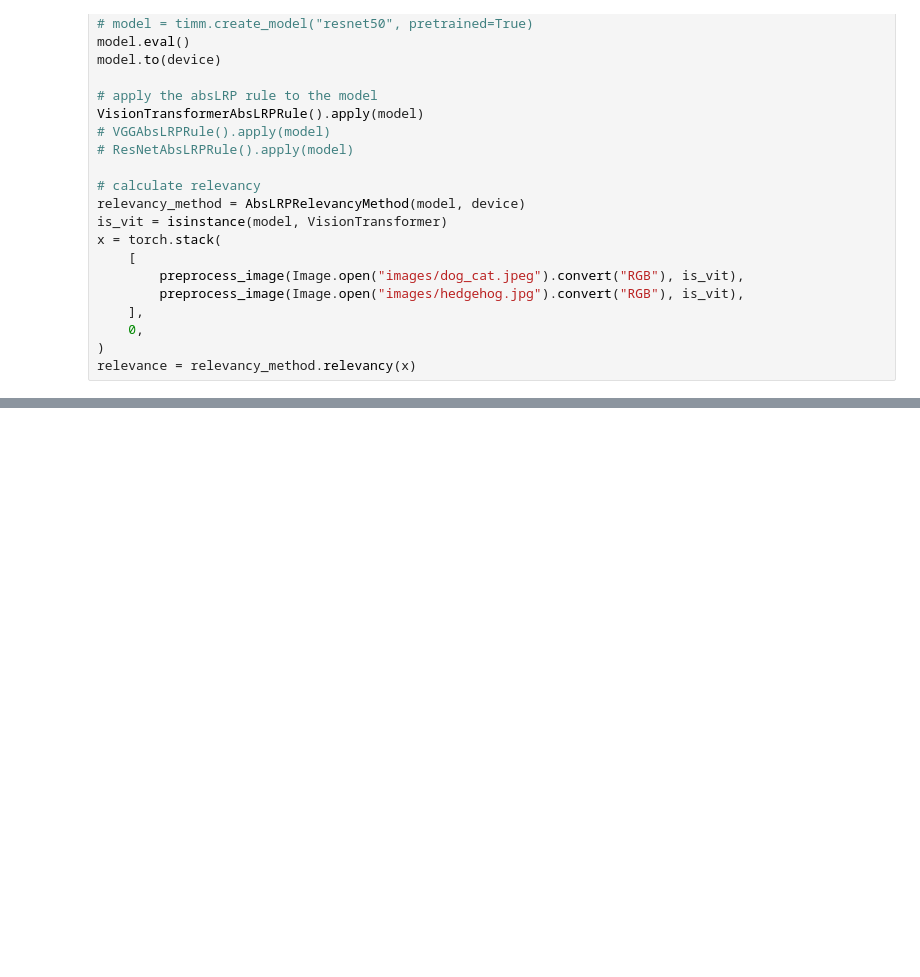
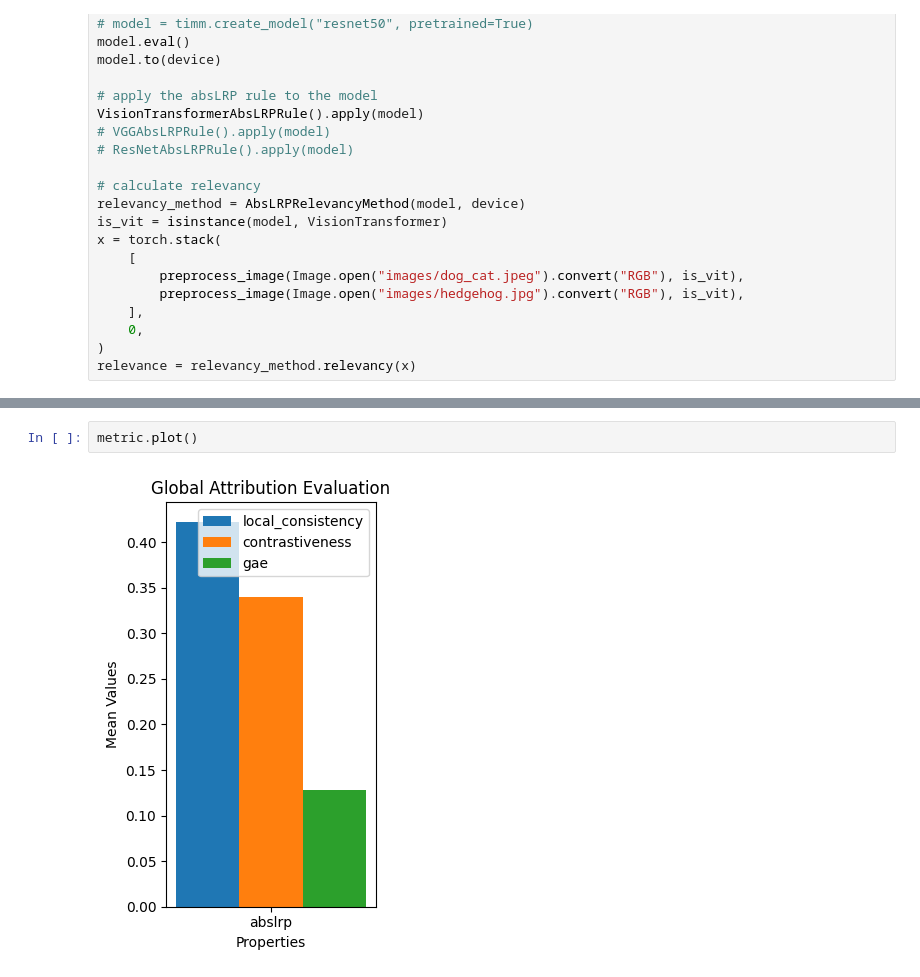
Before and after one commit to davor10105/relative-absolute-magnitude-propagation, a Jupyter notebook: REFACTOR_EXAMPLE.ipynb, the cells around one changed output, grey strips where cells are left out. Cells and saved outputs as stored; diff of their text form; blank space fills up the shorter version.

```diff
--- a/REFACTOR_EXAMPLE.ipynb
+++ b/REFACTOR_EXAMPLE.ipynb
@@ -38,0 +116,4 @@ visualize_batch(x, relevance, is_vit)
+# %%
+metric.plot()
+# %% [output]
+[figure, added]
```
Also changed, not shown: parts of 10 cells of this notebook, 2 other files.
